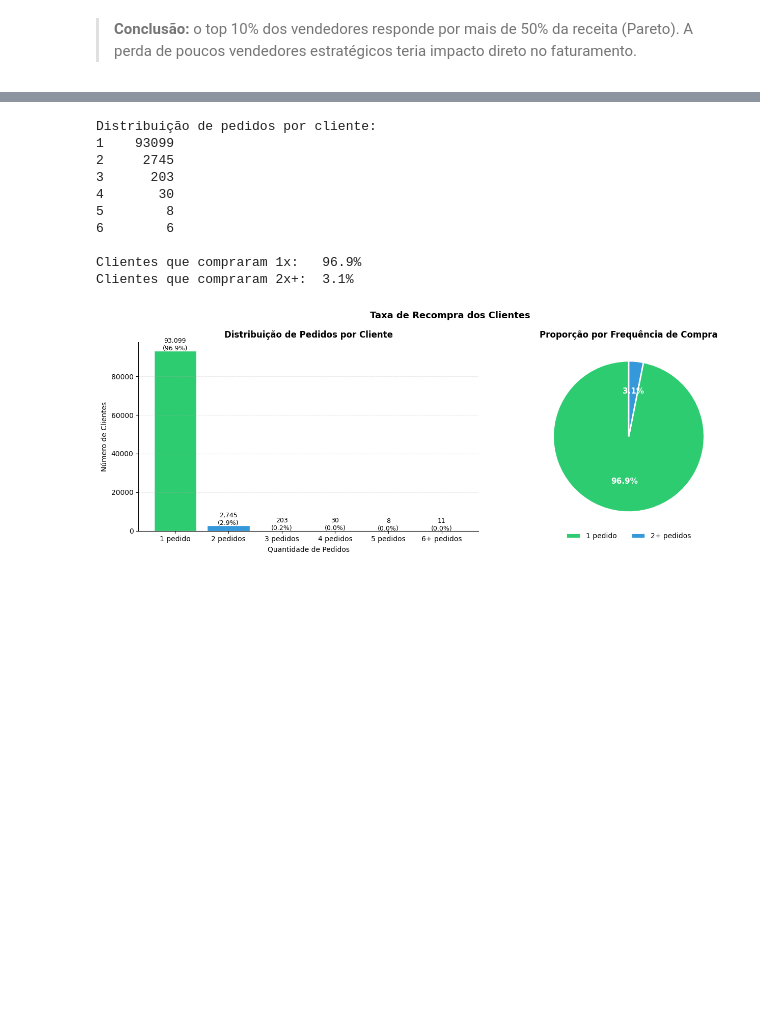
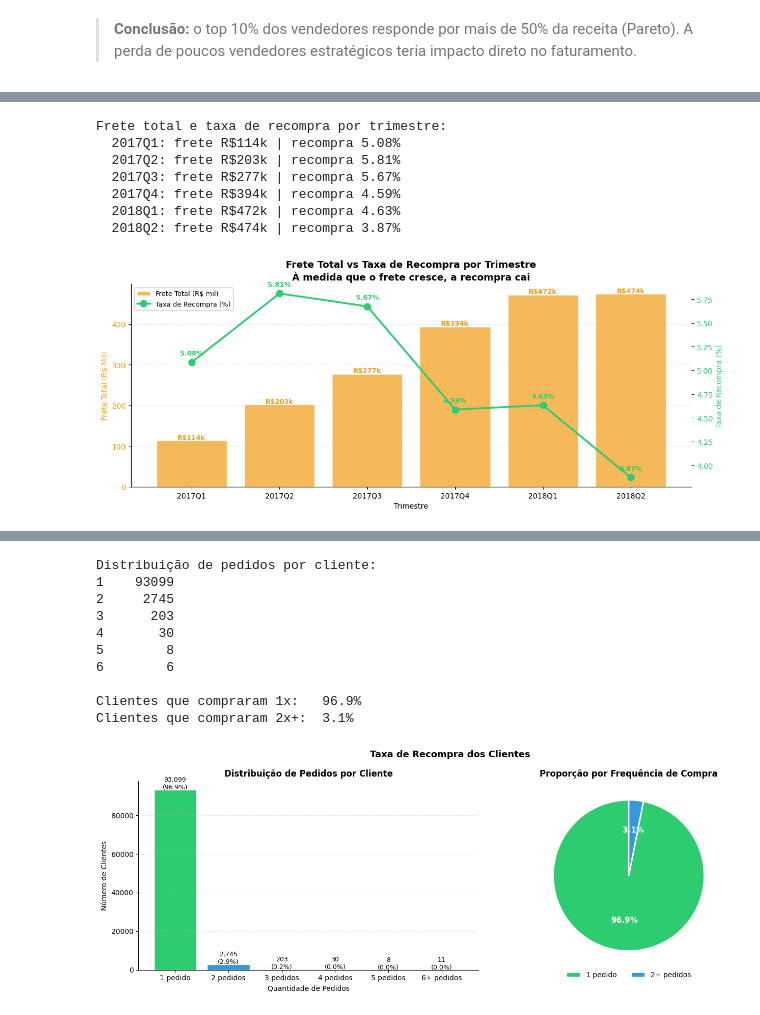
Before and after one commit to juansouzamd/data-analytics-olist, a Jupyter notebook: olist_exploratory_analysis.ipynb, the cells around one changed output, grey strips where cells are left out. Drawn from its saved outputs; the diff is of its cells as text; code cells hidden in the pictures; blank space fills up the shorter version.

```diff
--- a/olist_exploratory_analysis.ipynb
+++ b/olist_exploratory_analysis.ipynb
@@ -1442,0 +1445,65 @@ print(f'   Top 10% respondem por: {top10_pct/total_rec*100:.1f}% da receita (Reg
+# %%
+# Frete total por trimestre
+orders['trim'] = orders['order_purchase_timestamp'].dt.to_period('Q').astype(str)
+it_trim = items.merge(orders[['order_id','trim']], on='order_id')
+frete_trim = it_trim.groupby('trim').agg(
+    frete_total = ('freight_value', 'sum'),
+    pedidos     = ('order_id', 'nunique')
+).reset_index()
+frete_trim = frete_trim[(frete_trim['trim']>='2017Q1') & (frete_trim['trim']<='2018Q2')]
+
+# Recompra por trimestre
+cust_orders = customers.merge(orders[['order_id','customer_id','trim']], on='customer_id')
+total_por_trim  = cust_orders.groupby('trim')['customer_unique_id'].nunique()
+multi = cust_orders.groupby('customer_unique_id')['trim'].transform('count') > 1
+recomp_por_trim = cust_orders[multi].groupby('trim')['customer_unique_id'].nunique()
+taxa_trim = (recomp_por_trim / total_por_trim * 100).fillna(0).reset_index()
+taxa_trim.columns = ['trim', 'taxa_recompra']
+taxa_trim = taxa_trim[(taxa_trim['trim']>='2017Q1') & (taxa_trim['trim']<='2018Q2')]
+
+df_fr = frete_trim.merge(taxa_trim, on='trim')
+df_fr['frete_mil'] = df_fr['frete_total'] / 1e3
+
+print('Frete total e taxa de recompra por trimestre:')
+for _, r in df_fr.iterrows():
+    print(f"  {r['trim']}: frete R${r['frete_mil']:.0f}k | recompra {r['taxa_recompra']:.2f}%")
+
+fig, ax1 = plt.subplots(figsize=(12, 5))
+
+bars = ax1.bar(df_fr['trim'], df_fr['frete_mil'],
+               color=CORES[3], alpha=0.7, edgecolor='white', label='Frete Total (R$ mil)')
+ax1.set_ylabel('Frete Total (R$ Mil)', color=CORES[3])
+ax1.tick_params(axis='y', labelcolor=CORES[3])
+ax1.set_xlabel('Trimestre')
+for bar, v in zip(bars, df_fr['frete_mil']):
+    ax1.text(bar.get_x()+bar.get_width()/2, v+3,
+             f'R${v:.0f}k', ha='center', fontsize=9, fontweight='bold', color=CORES[3])
+
+ax2 = ax1.twinx()
+ax2.plot(df_fr['trim'], df_fr['taxa_recompra'],
+         color=CORES[0], linewidth=2.5, marker='o', markersize=9, label='Taxa de Recompra (%)')
+ax2.set_ylabel('Taxa de Recompra (%)', color=CORES[0])
+ax2.tick_params(axis='y', labelcolor=CORES[0])
+for x, y in zip(df_fr['trim'], df_fr['taxa_recompra']):
+    ax2.annotate(f'{y:.2f}%', (x, y), textcoords='offset points',
+                 xytext=(0, 10), ha='center', fontsize=9, fontweight='bold', color=CORES[0])
+
+l1, lab1 = ax1.get_legend_handles_labels()
+l2, lab2 = ax2.get_legend_handles_labels()
+ax1.legend(l1+l2, lab1+lab2, loc='upper left', fontsize=9)
+ax1.grid(axis='y', alpha=0.3, linestyle='--')
+
+plt.title('Frete Total vs Taxa de Recompra por Trimestre\n'
+          'À medida que o frete cresce, a recompra cai',
+          fontsize=13, fontweight='bold')
+plt.tight_layout()
+plt.show()
+# %% [output]
+Frete total e taxa de recompra por trimestre:
+  2017Q1: frete R$114k | recompra 5.08%
+  2017Q2: frete R$203k | recompra 5.81%
+  2017Q3: frete R$277k | recompra 5.67%
+  2017Q4: frete R$394k | recompra 4.59%
+  2018Q1: frete R$472k | recompra 4.63%
+  2018Q2: frete R$474k | recompra 3.87%
+[figure, added]
```
Also changed, not shown: parts of 67 cells of this notebook, 1 other file.
